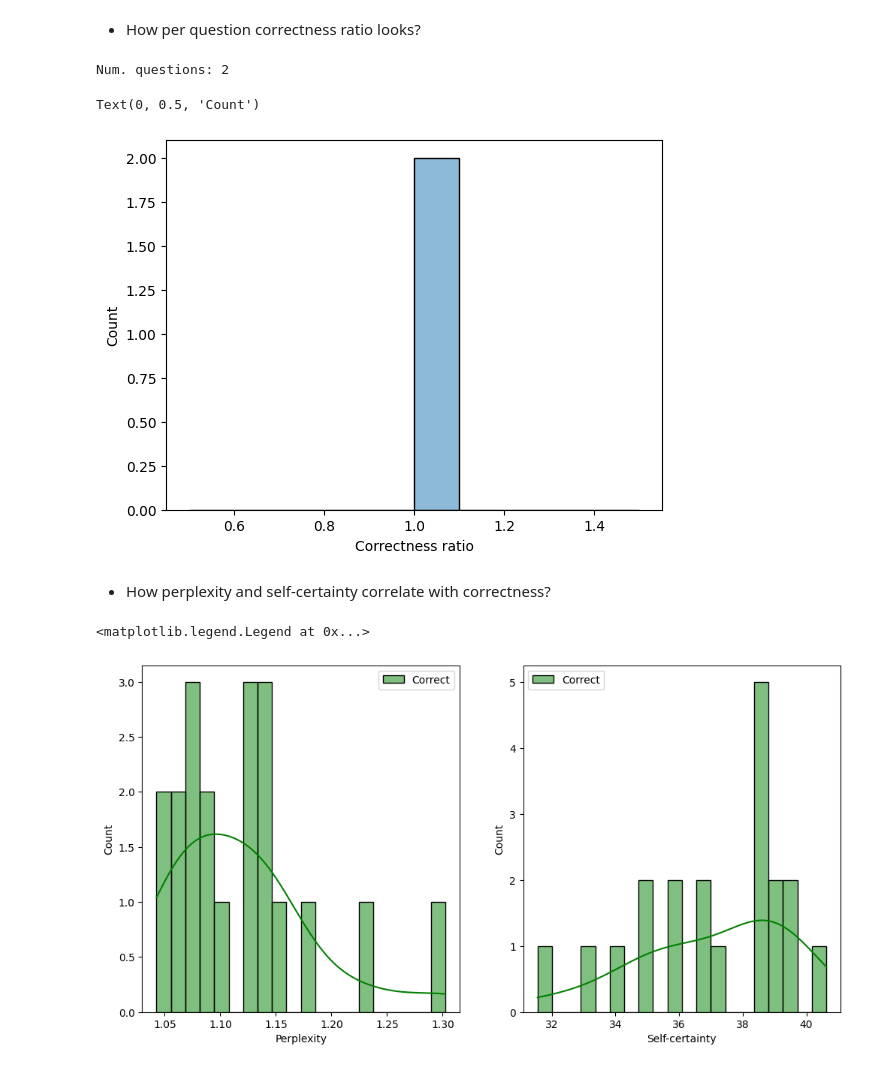
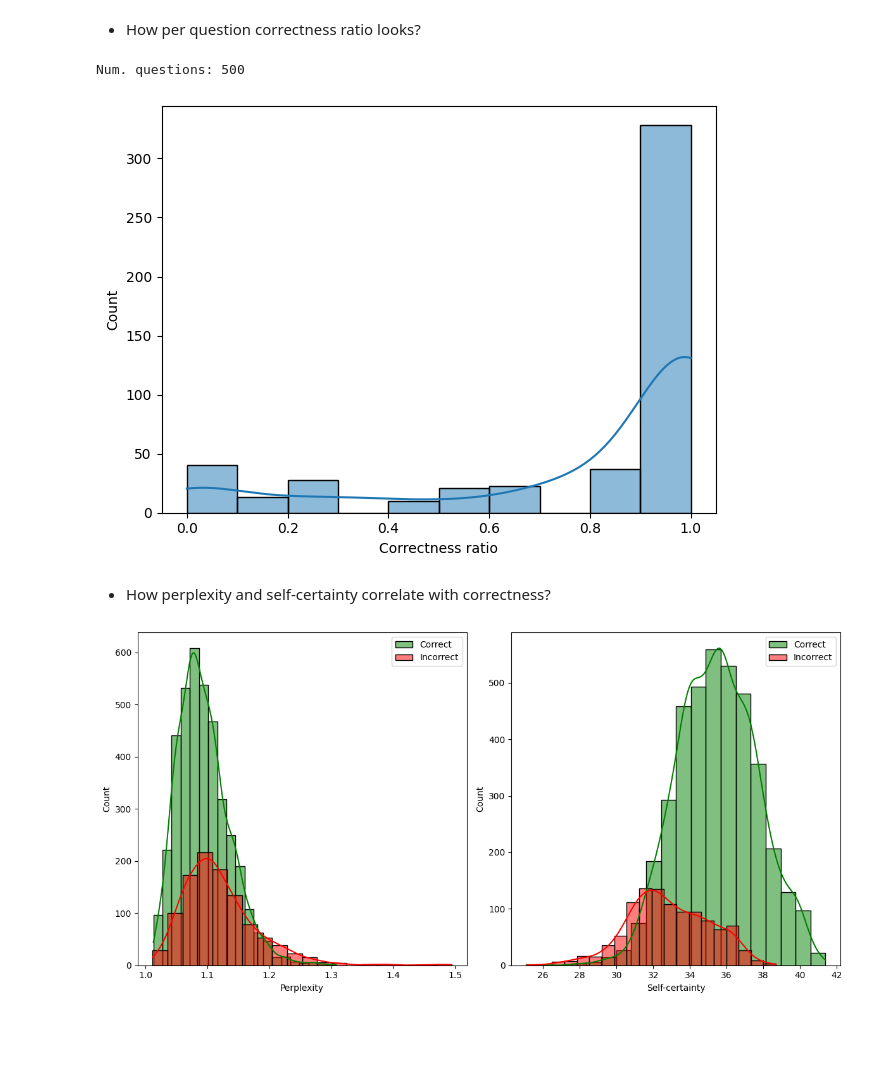
Before and after one commit to don-tpanic/sampling-dpo-experiments, a Jupyter notebook: main.ipynb, the cells around one changed output. Drawn from its saved outputs; the diff is of its cells as text; code cells hidden in the pictures; blank space fills up the shorter version.

Commit message:
cleaned up and added comparison plots

```diff
--- a/main.ipynb
+++ b/main.ipynb
@@ -399,10 +253,11 @@ fig, ax = plt.subplots()
 sns.histplot(correctness_ratio_x_questions, ax=ax, bins=10, kde=True)
 ax.set_xlabel("Correctness ratio")
 ax.set_ylabel("Count")
+plt.tight_layout()
+plt.savefig("figs/gsm8k_synthetic_data_temp0_7_bsz32_2shot_500questions_train_genOnly_padIgnored_correctness_ratio.png")
 # %% [output]
-Num. questions: 2
+Num. questions: 500
-Text(0, 0.5, 'Count')
-[figure, old version]
+[figure, new version]
 # %% [markdown]
 * How perplexity and self-certainty correlate with correctness?
 # %%
@@ -412,32 +267,33 @@ selfcertainties_correct = []
 selfcertainties_incorrect = []
 for idx in range(len(results["solutions"])):
     correctness_mask_per_question = torch.tensor(results["correctness_mask"][idx])
     perplexities_per_question = torch.tensor(results["perplexities"][idx])
     selfcertainties_per_question = torch.tensor(results["selfcertainties"][idx])
     perplexities_correct.extend(
         perplexities_per_question[correctness_mask_per_question].tolist()
     )
     perplexities_incorrect.extend(
         perplexities_per_question[~correctness_mask_per_question].tolist()
     )
     selfcertainties_correct.extend(
         selfcertainties_per_question[correctness_mask_per_question].tolist()
     )
     selfcertainties_incorrect.extend(
         selfcertainties_per_question[~correctness_mask_per_question].tolist()
     )
 
 fig, ax = plt.subplots(1, 2, figsize=(12, 6))
 sns.histplot(perplexities_correct, ax=ax[0], bins=20, kde=True, color="green", label="Correct")
 sns.histplot(perplexities_incorrect, ax=ax[0], bins=20, kde=True, color="red", label="Incorrect")
 ax[0].set_xlabel("Perplexity")
 ax[0].set_ylabel("Count")
 ax[0].legend()
 sns.histplot(selfcertainties_correct, ax=ax[1], bins=20, kde=True, color="green", label="Correct")
 sns.histplot(selfcertainties_incorrect, ax=ax[1], bins=20, kde=True, color="red", label="Incorrect")
 ax[1].set_xlabel("Self-certainty")
 ax[1].set_ylabel("Count")
 ax[1].legend()
+plt.tight_layout()
+plt.savefig("figs/gsm8k_synthetic_data_temp0_7_bsz32_2shot_500questions_train_genOnly_padIgnored_ppl_n_sc.png")
 # %% [output]
-<matplotlib.legend.Legend at 0x...>
-[figure, old version]
+[figure, new version]
```
Also changed, not shown: parts of 4 cells of this notebook, 1 other file.
